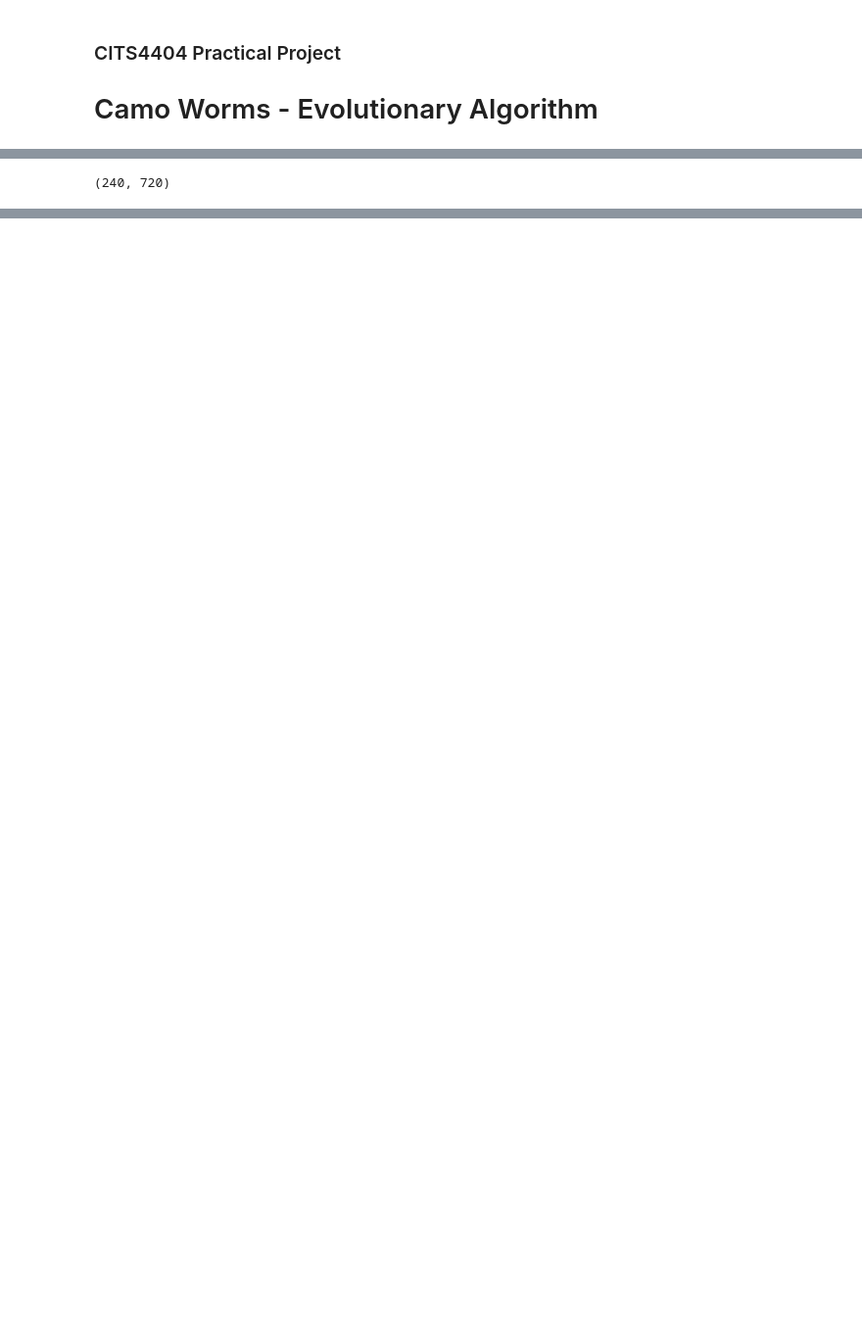
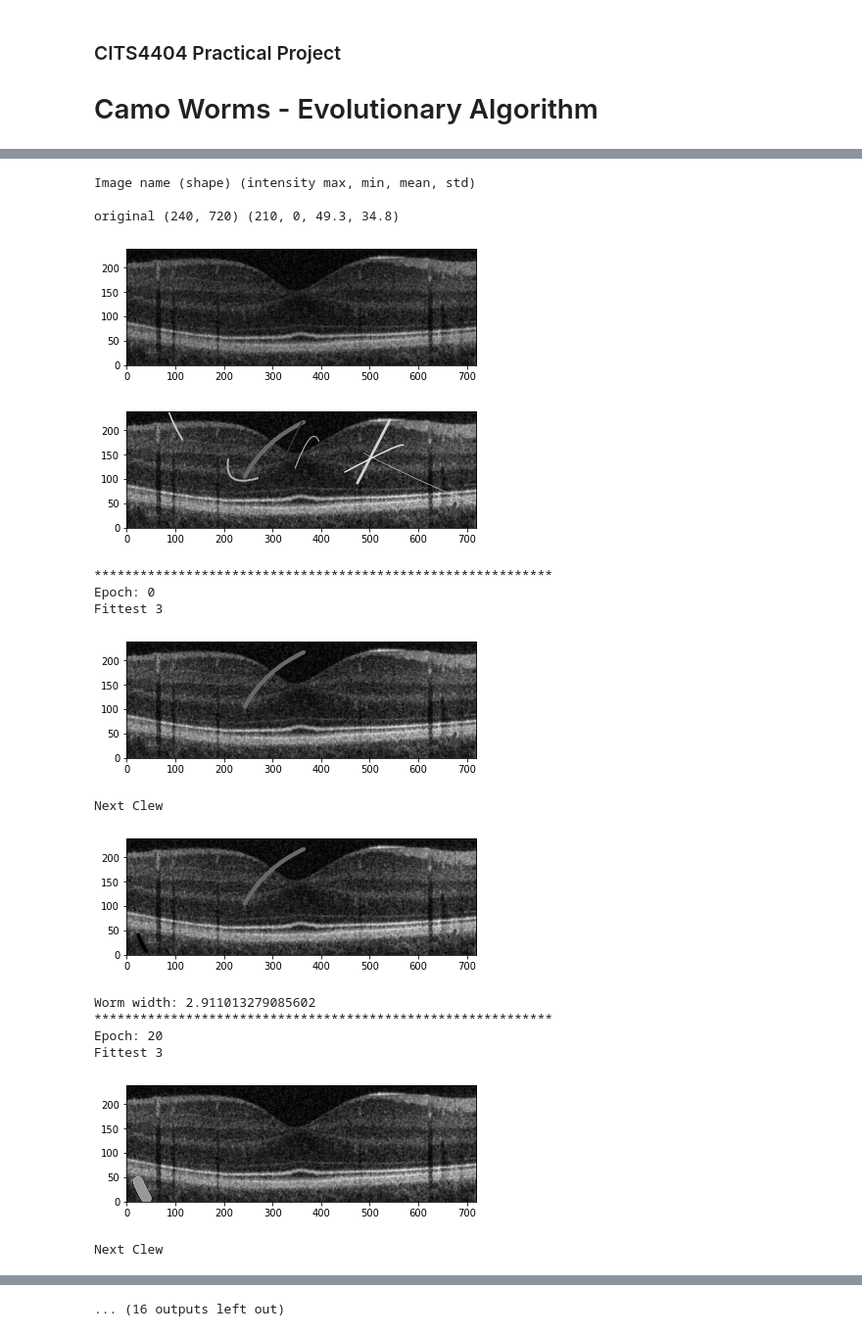
Before and after one commit to evnw/CITS4404-Assignment2, a Jupyter notebook: CamoWorms_EA.ipynb, the cells around one changed output, grey strips where cells are left out. Shown at 98% size. Drawn from its saved outputs; the diff is of its cells as text; code cells hidden in the pictures; blank space fills up the shorter version.

```diff
--- a/CamoWorms_EA.ipynb
+++ b/CamoWorms_EA.ipynb
@@ -56,12 +46,5 @@ original (240, 720) (210, 0, 49.3, 34.8)
 # %%
-def get_fittest(clew: list[Camo_Worm], top_percent: float=0.1):
+def get_fittest(clew: list[Camo_Worm], top_n: int):
     costs = [get_cost(clew, i) for i, worm in enumerate(clew)]
     sorted_clew = sorted(zip(clew, costs), key=lambda x: x[1])
-    top_n=int(len(clew)*top_percent)
     return [worm for worm,cost in sorted_clew[:top_n]]
-# %%
-# test get fittest
-image = prep_image(IMAGE_DIR, IMAGE_NAME, MASK)
-clew = initialise_clew(50, image.shape, (40, 30, 1))
-
-get_fittest(clew)
@@ -136,31 +82,31 @@ def get_next_clew(fittest: list[Camo_Worm], size: int=100):
     return new_clew
-# %%
-# test mutate
-clew = initialise_clew(50, image.shape, (40, 30, 1))
-worm = clew[0]
-for i in range(10):
-    worm=mutate_worm(worm)
 # %%
-image = prep_image(IMAGE_DIR, IMAGE_NAME, MASK)
-def train():
-    clew = initialise_clew(10, image.shape, (40, 30, 1))
+def train(image, mu: int, lmbda: int, num_epochs: int=100):
+    # using algorithm like https://thomasweise.github.io/aitoa/aitoa.pdf#page=114&zoom=100,94,226
+    # EA no recombination
+    # mu is number of parents
+    # lambda is number of offspring
+    # total clew = mu + lambda
+    clew = initialise_clew(mu+lmbda, image.shape, (40, 30, 1))
 
     drawing = Drawing(image)
     drawing.add_worms(clew)
     drawing.show()
 
-    for i in range(100):
-        fittest = get_fittest(clew)
+    for i in range(num_epochs+1):
+        # get fittest mu worms
+        fittest = get_fittest(clew, mu)
+        # get next clew of size mu + lambda
+        clew = get_next_clew(fittest.copy(), size=mu+lmbda)
         if i%20==0:
+            print(60*"*")
+            print(f"Epoch: {i}")
             print(f"Fittest {len(fittest)}")
             drawing = Drawing(image)
             drawing.add_worms(fittest)
             drawing.show()
-        clew = get_next_clew(fittest, size=10)
-        if i%20==0:
             print("Next Clew")
             drawing = Drawing(image)
             drawing.add_worms(clew)
             drawing.show()
-
-train()
+            print(f"Worm width: {clew[0].width}")
@@ -183,4 +113,21 @@ Fittest 1
-# %%
-print(image.shape)
-# %% [output]
-(240, 720)
+# %%
+img = prep_image(IMAGE_DIR, IMAGE_NAME, MASK)
+train(image=img, mu=3, lmbda=7)
+# %% [output]
+Image name (shape) (intensity max, min, mean, std)
+
+original (240, 720) (210, 0, 49.3, 34.8)
+[figure, added]
+[figure, added]
+************************************************************
+Epoch: 0
+Fittest 3
+[figure, added]
+Next Clew
+[figure, added]
+Worm width: 2.911013279085602
+************************************************************
+Epoch: 20
+Fittest 3
+[figure, added]
+Next Clew
@@ -186,0 +139 @@ print(image.shape)
+... (16 outputs left out)
```
Also changed, not shown: parts of 8 cells of this notebook, 3 other files.
